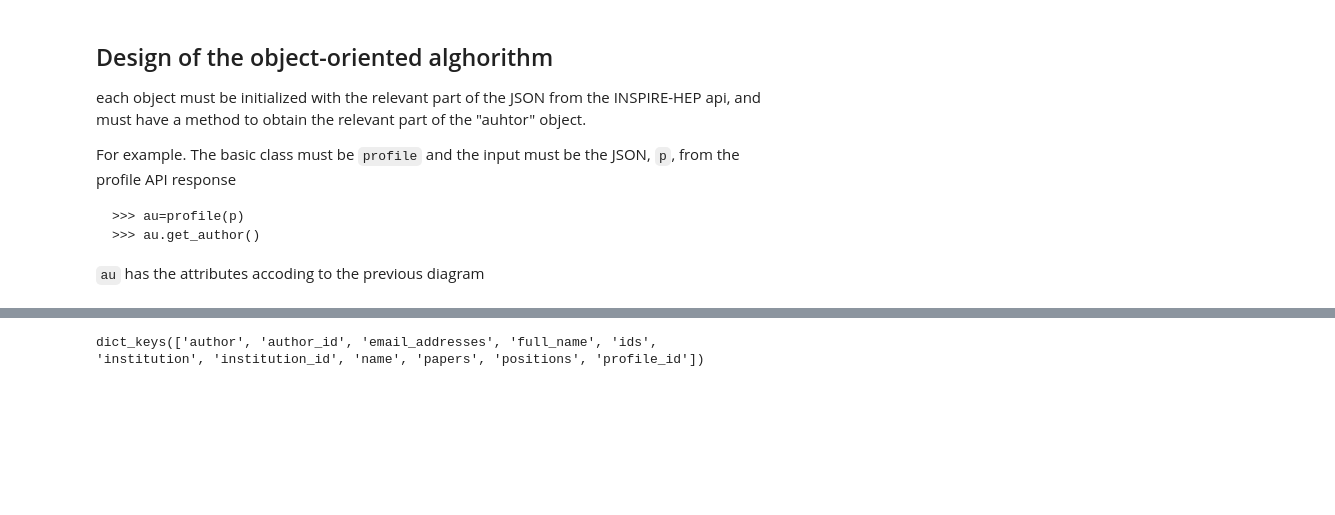
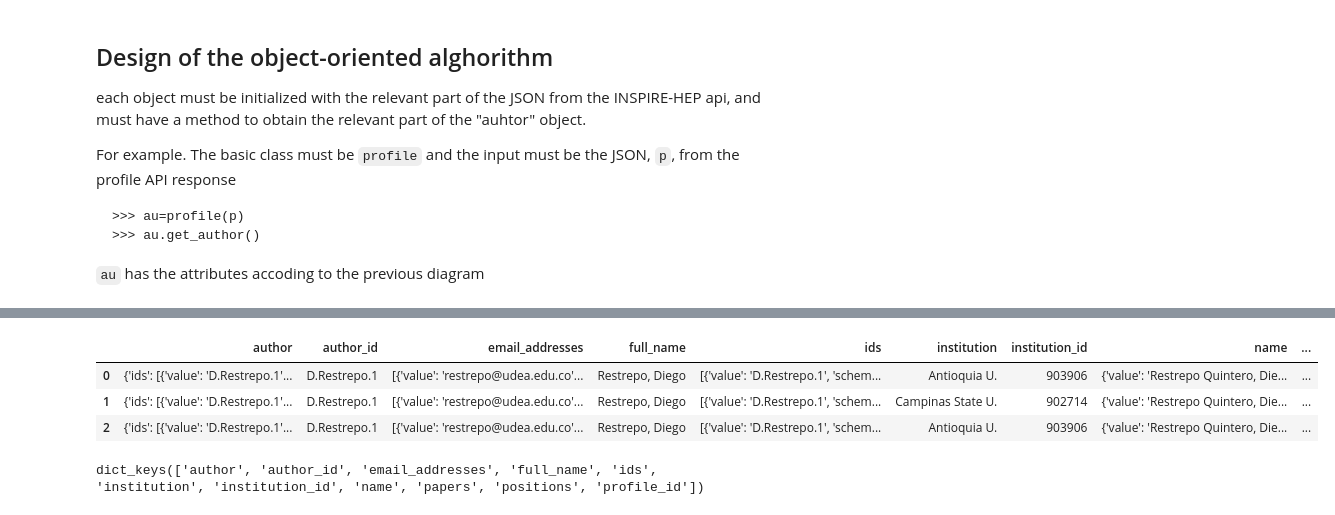
Before and after one commit to restrepo/inspire, a Jupyter notebook: INSPIREHEP.ipynb, the cells around one changed output, grey strips where cells are left out. Saved outputs shown, nothing was run; the diff lists cells and outputs as text; code cells hidden in the pictures; blank space fills up the shorter version.

Commit message:
to_json with proper herence

```diff
--- a/INSPIREHEP.ipynb
+++ b/INSPIREHEP.ipynb
@@ -216,6 +216,9 @@ class author(profile):
                 ai=copy.deepcopy(self)
                 self.db.append(ai)
         return self.db
+    def to_json(self):
+        return [d.to_dict() for d in self.db]
+
 class work(author):
     schema_work={'citation_count':{'type':'integer'},
             'control_number':{'type':'integer','required':True},
@@ -441,6 +444,13 @@ kk=ll[0]
 JSON(kk.to_dict())
 # %% [output]
 [interactive output not drawn]
+# %%
+pd.DataFrame(AU.to_json())
+# %% [output]
+|  | author | author_id | email_addresses | full_name | ids | institution | institution_id | name | ... |
+| 0 | {'ids': [{'value': 'D.Restrepo.1'... | D.Restrepo.1 | [{'value': 'restrepo@udea.edu.co'... | Restrepo, Diego | [{'value': 'D.Restrepo.1', 'schem... | Antioquia U. | 903906 | {'value': 'Restrepo Quintero, Die... | ... |
+| 1 | {'ids': [{'value': 'D.Restrepo.1'... | D.Restrepo.1 | [{'value': 'restrepo@udea.edu.co'... | Restrepo, Diego | [{'value': 'D.Restrepo.1', 'schem... | Campinas State U. | 902714 | {'value': 'Restrepo Quintero, Die... | ... |
+| 2 | {'ids': [{'value': 'D.Restrepo.1'... | D.Restrepo.1 | [{'value': 'restrepo@udea.edu.co'... | Restrepo, Diego | [{'value': 'D.Restrepo.1', 'schem... | Antioquia U. | 903906 | {'value': 'Restrepo Quintero, Die... | ... |
 # %%
 W=work({})
 w=W.sample_work
```
Also changed, not shown: parts of 2 cells of this notebook.
